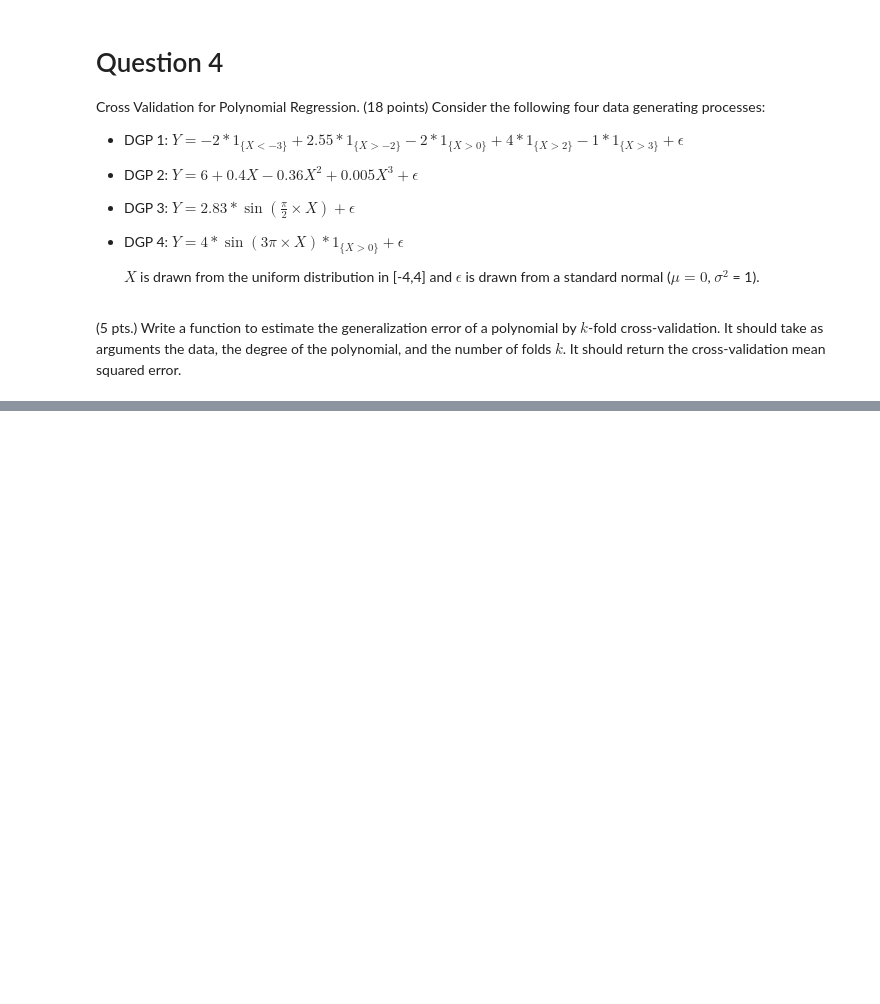
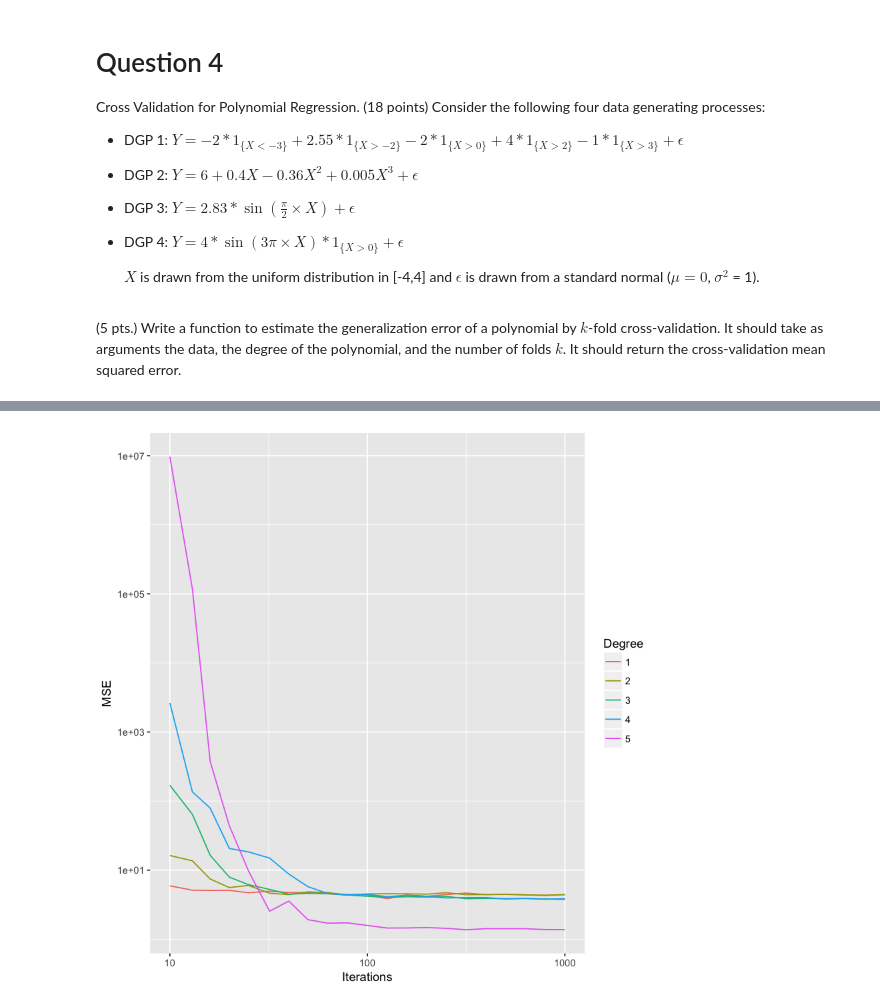
Before and after one commit to jaumededios/UCLA-S201B, a Jupyter notebook: 3/Pset3.ipynb, the cells around one changed output, grey strips where cells are left out. Drawn from its saved outputs; the diff is of its cells as text; code cells hidden in the pictures; blank space fills up the shorter version.

```diff
--- a/3/Pset3.ipynb
+++ b/3/Pset3.ipynb
@@ -485,0 +564,4 @@ for(i in 1:4) make_the_plot(i)
+# %%
+make_the_plot(3)
+# %% [output]
+[figure, added]
```
Also changed, not shown: parts of 15 cells of this notebook.
